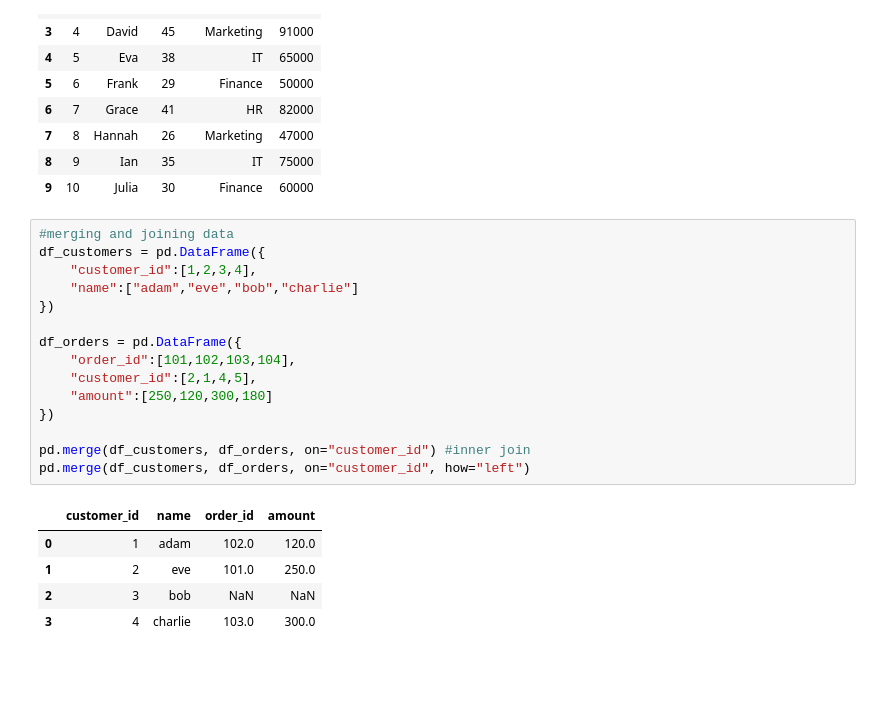
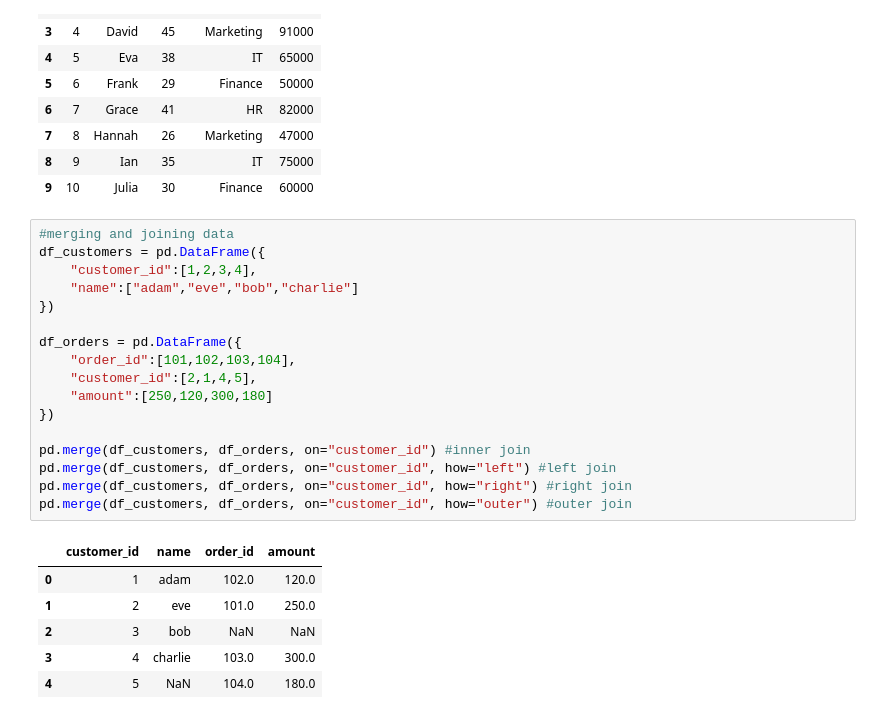
Before and after one commit to Sravankumarboini/AIML, a Jupyter notebook: Pandas/cleaningData.ipynb, the cells around one changed output. Drawn from its saved outputs; the diff is of its cells as text; blank space fills up the shorter version.

```diff
--- a/Pandas/cleaningData.ipynb
+++ b/Pandas/cleaningData.ipynb
@@ -249,21 +249,24 @@ df
 # %%
 #merging and joining data
 df_customers = pd.DataFrame({
     "customer_id":[1,2,3,4],
     "name":["adam","eve","bob","charlie"]
 })
 
 df_orders = pd.DataFrame({
     "order_id":[101,102,103,104],
     "customer_id":[2,1,4,5],
     "amount":[250,120,300,180]
 })
 
 pd.merge(df_customers, df_orders, on="customer_id") #inner join
-pd.merge(df_customers, df_orders, on="customer_id", how="left")
+pd.merge(df_customers, df_orders, on="customer_id", how="left") #left join
+pd.merge(df_customers, df_orders, on="customer_id", how="right") #right join
+pd.merge(df_customers, df_orders, on="customer_id", how="outer") #outer join
 # %% [output]
 |  | customer_id | name | order_id | amount |
 | 0 | 1 | adam | 102.0 | 120.0 |
 | 1 | 2 | eve | 101.0 | 250.0 |
 | 2 | 3 | bob | NaN | NaN |
 | 3 | 4 | charlie | 103.0 | 300.0 |
+| 4 | 5 | NaN | 104.0 | 180.0 |
```
Also changed, not shown: parts of 1 cell of this notebook.
